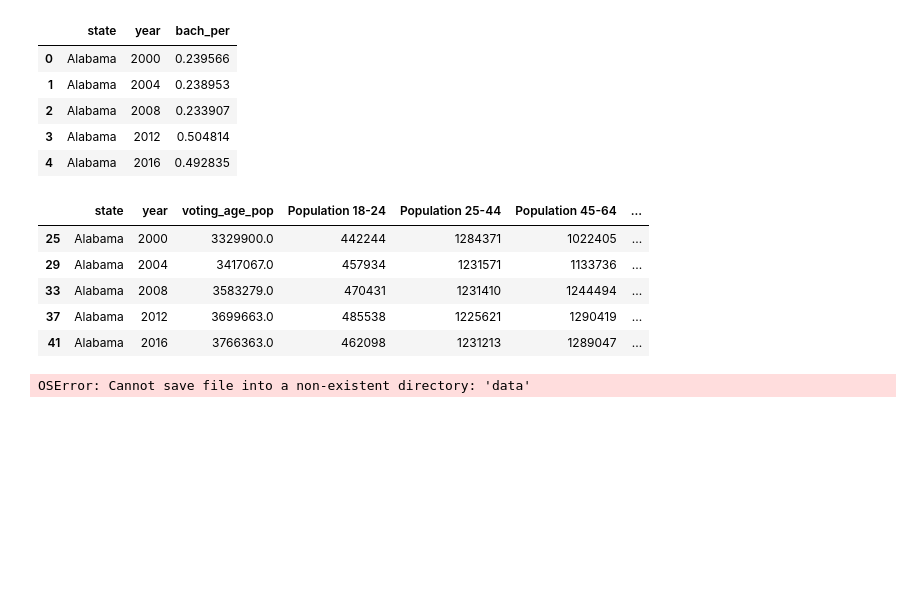
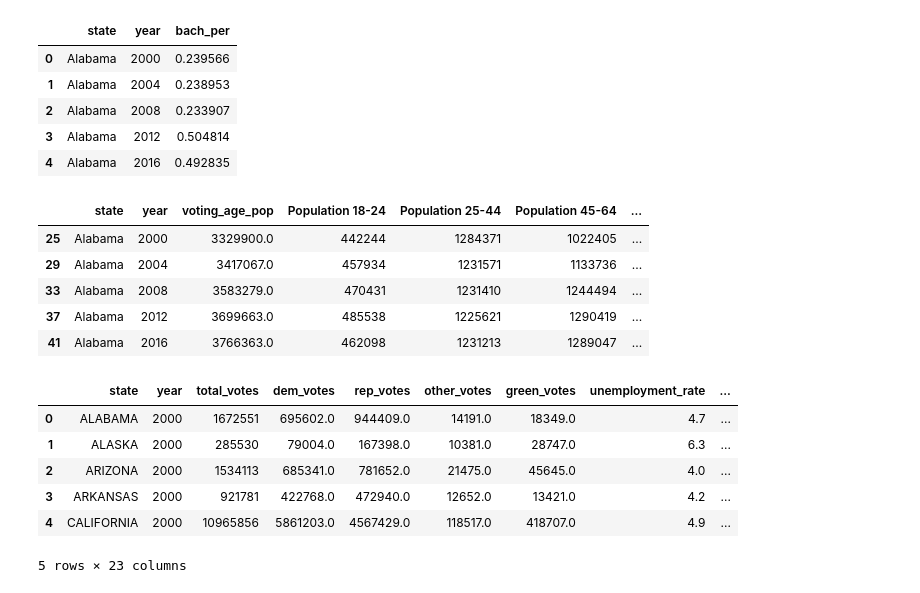
Before and after one commit to jamilditter/election_results, a Jupyter notebook: code/Data Cleaning.ipynb, the cells around one changed output. Drawn from its saved outputs; the diff is of its cells as text; code cells hidden in the pictures; blank space fills up the shorter version.

```diff
--- a/code/Data Cleaning.ipynb
+++ b/code/Data Cleaning.ipynb
@@ -353,34 +342,40 @@ population_renamed.head()
 # %%
 unemployment_melted["year"] = unemployment_melted["year"].astype(int)
 unemployment_melted["state"] = unemployment_melted["state"].str.upper()
 med_income_melted["year"] = med_income_melted["year"].astype(int)
 med_income_melted["state"] = med_income_melted["state"].str.upper()
 med_age["state"] = med_age["state"].str.upper()
 edu_bach["state"] = edu_bach["state"].str.upper()
 edu_hs["state"] = edu_hs["state"].str.upper()
 population_renamed["state"] = population_renamed["state"].str.upper()
 population_renamed["year"] = population_renamed["year"].astype(int)
 
 merge1 = pd.merge(totalvotes_melted, demvotes_melted, on=["state", "year"], how="left")
 merge2 = pd.merge(merge1, repvotes_melted, on=["state", "year"], how="left")
 merge3 = pd.merge(merge2, othervotes_melted, on=["state", "year"], how="left")
 merge4 = pd.merge(merge3, greenvotes_melted, on=["state", "year"], how="left")
 merge5 = pd.merge(merge4, unemployment_melted, on=["state", "year"], how="left")
 merge6 = pd.merge(merge5, med_income_melted, on=["state", "year"], how="left")
 merge7 = pd.merge(merge6, med_age, on=["state", "year"], how="left")
 merge8 = pd.merge(merge7, edu_bach, on=["state", "year"], how="left")
 merge9 = pd.merge(merge8, edu_hs, on=["state", "year"], how="left")
 merged_data = pd.merge(merge9, population_renamed, on=["state", "year"], how="left")
 
 merged_data["dem_votes_per"] = merged_data["dem_votes"] / merged_data["total_votes"]
 merged_data["rep_votes_per"] = merged_data["rep_votes"] / merged_data["total_votes"]
 merged_data["other_votes_per"] = merged_data["other_votes"] / merged_data["total_votes"]
 merged_data["green_votes_per"] = merged_data["green_votes"] / merged_data["total_votes"]
 merged_data["voter_participation"] = merged_data["total_votes"] / merged_data["voting_age_pop"]
 
-merged_data.head()
+merged_data["dem_win"] = merged_data["dem_votes_per"] > merged_data["rep_votes_per"]
 # %% [output]
+|  | state | year | total_votes | dem_votes | rep_votes | other_votes | green_votes | unemployment_rate | ... |
+| 0 | ALABAMA | 2000 | 1672551 | 695602.0 | 944409.0 | 14191.0 | 18349.0 | 4.7 | ... |
+| 1 | ALASKA | 2000 | 285530 | 79004.0 | 167398.0 | 10381.0 | 28747.0 | 6.3 | ... |
+| 2 | ARIZONA | 2000 | 1534113 | 685341.0 | 781652.0 | 21475.0 | 45645.0 | 4.0 | ... |
+| 3 | ARKANSAS | 2000 | 921781 | 422768.0 | 472940.0 | 12652.0 | 13421.0 | 4.2 | ... |
+| 4 | CALIFORNIA | 2000 | 10965856 | 5861203.0 | 4567429.0 | 118517.0 | 418707.0 | 4.9 | ... |
-OSError: Cannot save file into a non-existent directory: 'data'
+5 rows × 23 columns
 # %%
 import os
 
```
Also changed, not shown: parts of 3 cells of this notebook, 1 other file.
